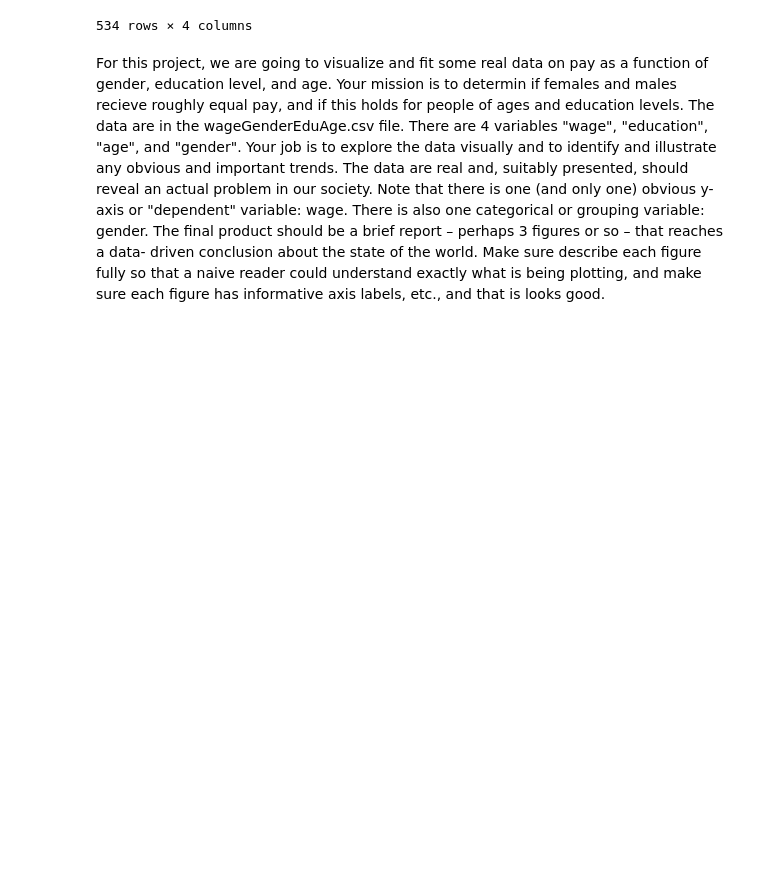
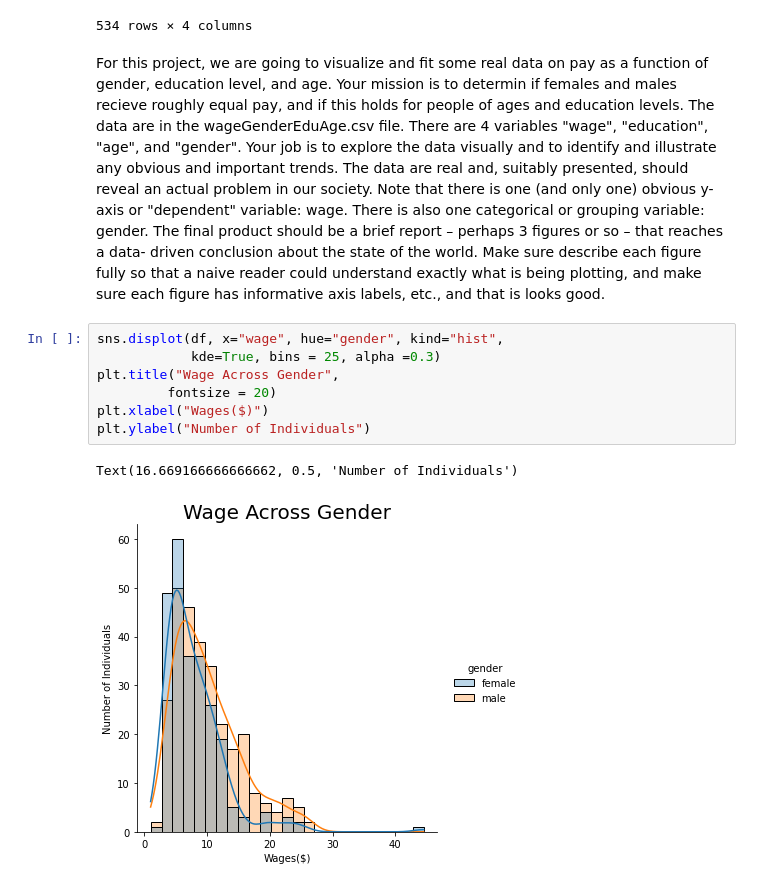
Before and after one commit to BryanMcSp/PythonTutorials, a Jupyter notebook: PSY341K_Project#2.ipynb, the cells around one changed output. Saved outputs shown, nothing was run; the diff lists cells and outputs as text; blank space fills up the shorter version.

```diff
--- a/PSY341K_Project#2.ipynb
+++ b/PSY341K_Project#2.ipynb
@@ -36,3 +36,13 @@ driven conclusion about the state of the world.
 Make sure describe each figure fully so that a naive reader could understand exactly what is
 being plotting, and make sure each figure has informative axis labels, etc., and that is looks
 good.
+# %%
+sns.displot(df, x="wage", hue="gender", kind="hist",
+            kde=True, bins = 25, alpha =0.3)
+plt.title("Wage Across Gender",
+         fontsize = 20)
+plt.xlabel("Wages($)")
+plt.ylabel("Number of Individuals")
+# %% [output]
+Text(16.669166666666662, 0.5, 'Number of Individuals')
+[figure, added]
```
Also changed, not shown: parts of 13 cells of this notebook.
